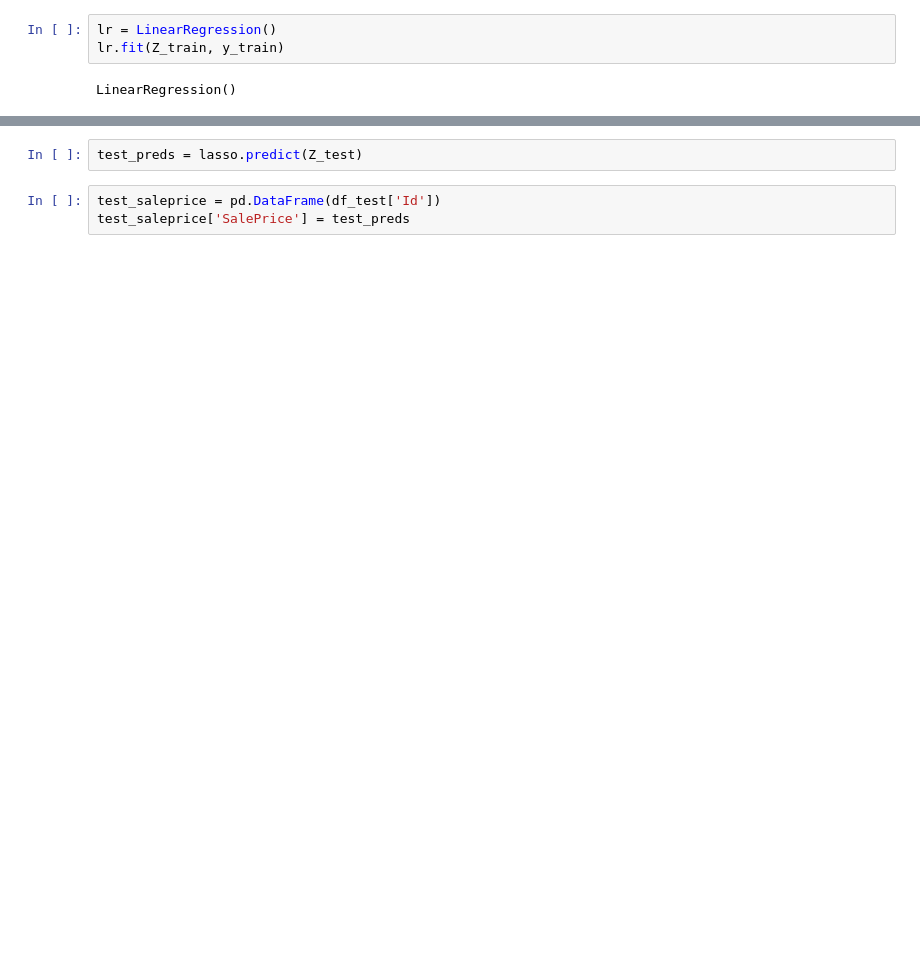
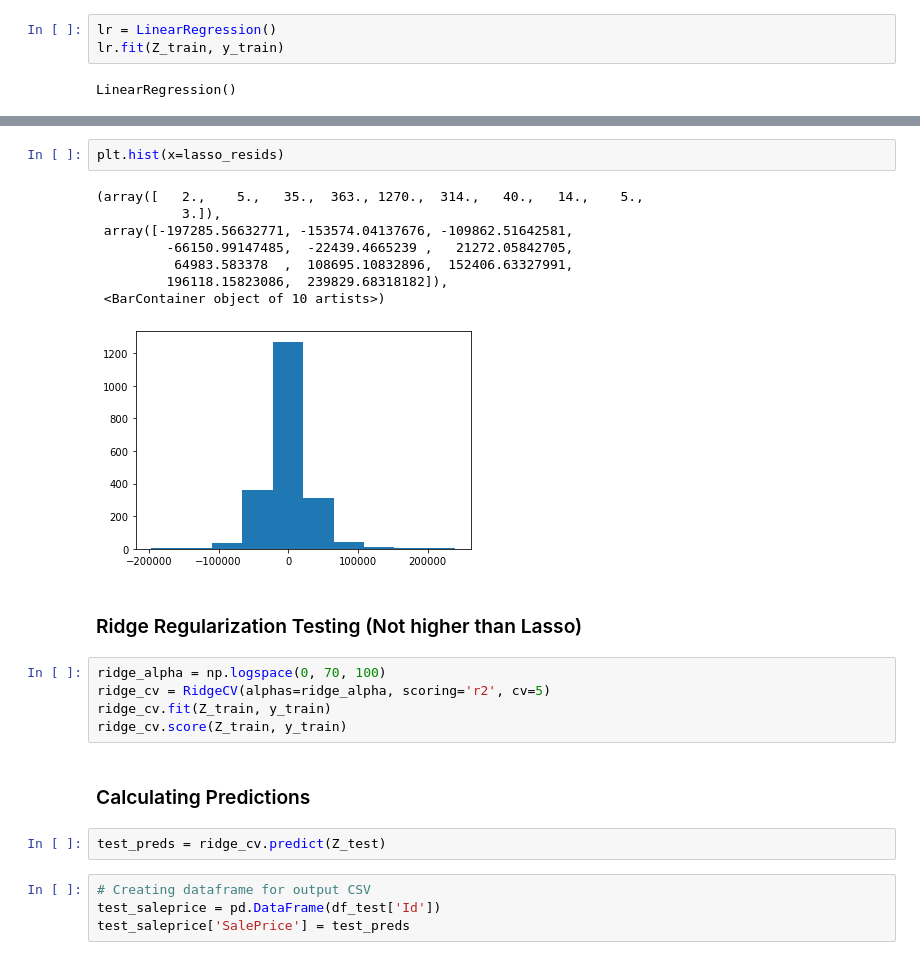
Before and after one commit to ethankuehl/Kaggle_housing_price_predictor, a Jupyter notebook: Ethan-Kuehl-Project-2.ipynb, the cells around one changed output, grey strips where cells are left out. Saved outputs shown, nothing was run; the diff lists cells and outputs as text; blank space fills up the shorter version.

```diff
--- a/Ethan-Kuehl-Project-2.ipynb
+++ b/Ethan-Kuehl-Project-2.ipynb
@@ -154,6 +583,27 @@ lasso.score(Z_train, y_train)
+# %%
+plt.hist(x=lasso_resids)
+# %% [output]
+(array([   2.,    5.,   35.,  363., 1270.,  314.,   40.,   14.,    5.,
+           3.]),
+ array([-197285.56632771, -153574.04137676, -109862.51642581,
+         -66150.99147485,  -22439.4665239 ,   21272.05842705,
+          64983.583378  ,  108695.10832896,  152406.63327991,
+         196118.15823086,  239829.68318182]),
+ <BarContainer object of 10 artists>)
+[figure, added]
+# %% [markdown]
+### Ridge Regularization Testing (Not higher than Lasso)
+# %%
+ridge_alpha = np.logspace(0, 70, 100)
+ridge_cv = RidgeCV(alphas=ridge_alpha, scoring='r2', cv=5)
+ridge_cv.fit(Z_train, y_train)
+ridge_cv.score(Z_train, y_train)
+# %% [markdown]
+### Calculating Predictions
 # %%
-test_preds = lasso.predict(Z_test)
+test_preds = ridge_cv.predict(Z_test)
 # %%
+# Creating dataframe for output CSV
 test_saleprice = pd.DataFrame(df_test['Id'])
 test_saleprice['SalePrice'] = test_preds
 # %%
```
Also changed, not shown: parts of 71 cells of this notebook, 11 other files.
